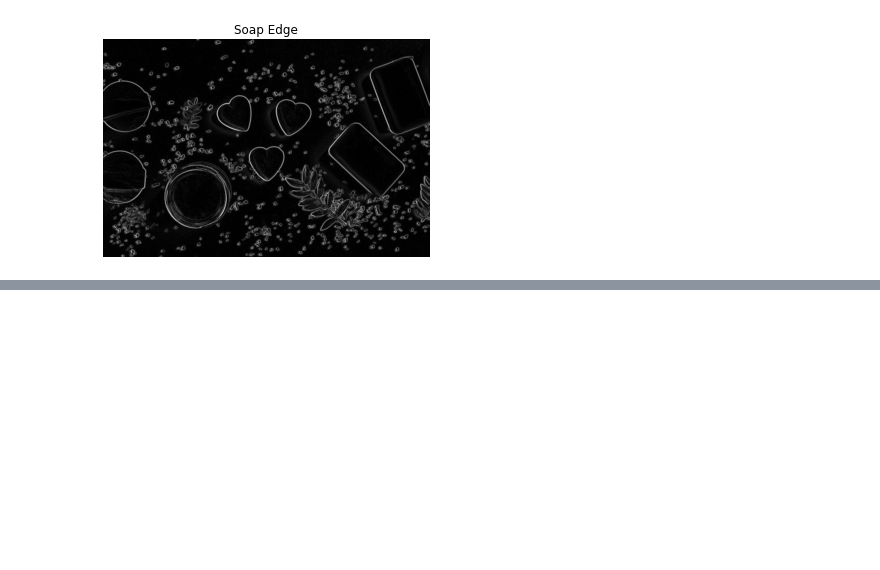
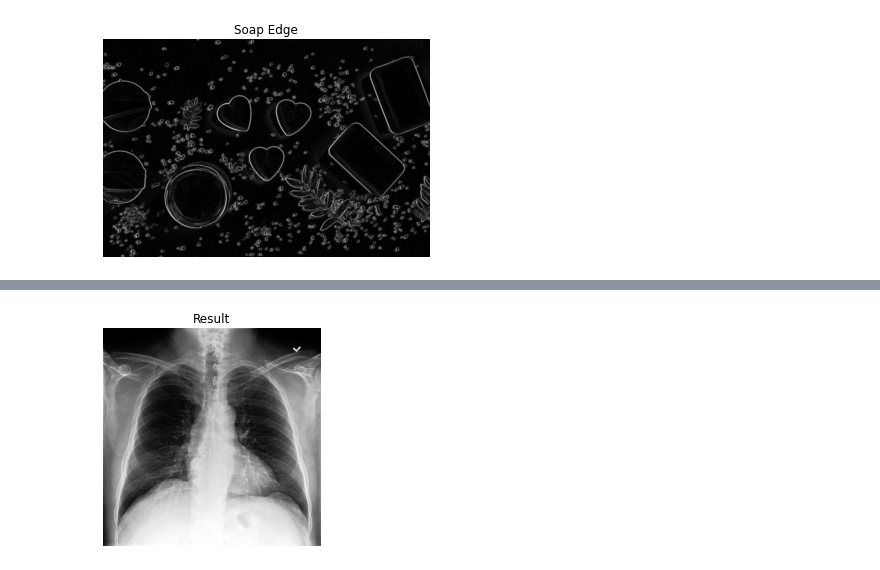
Before and after one commit to Gauravparajuli09/python, a Jupyter notebook: image_analysis_with_python.ipynb, the cells around one changed output, grey strips where cells are left out. Cells and saved outputs as stored; diff of their text form; code cells hidden in the pictures; blank space fills up the shorter version.

```diff
--- a/image_analysis_with_python.ipynb
+++ b/image_analysis_with_python.ipynb
@@ -143,0 +184,6 @@ showimage(soap_edge,'Soap Edge')
+# %%
+x_ray_eq = exposure.equalize_hist(chest)
+# %%
+showimage(x_ray_eq,"Result")
+# %% [output]
+[figure, added]
```
Also changed, not shown: parts of 23 cells of this notebook.
